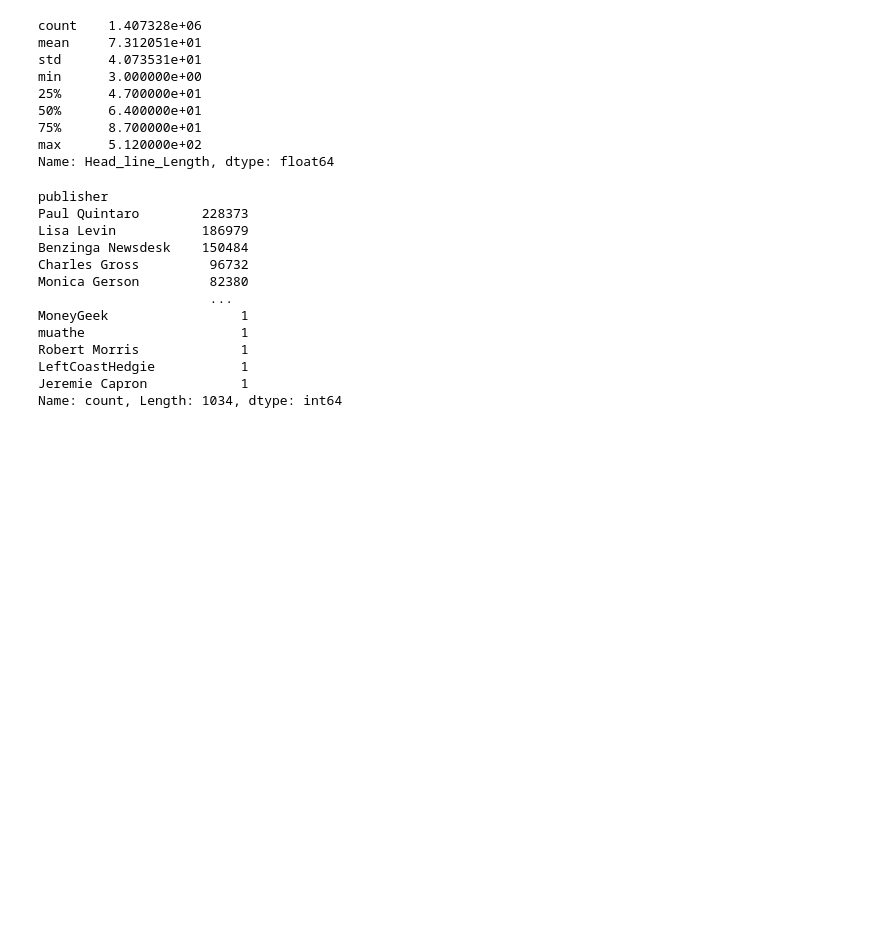
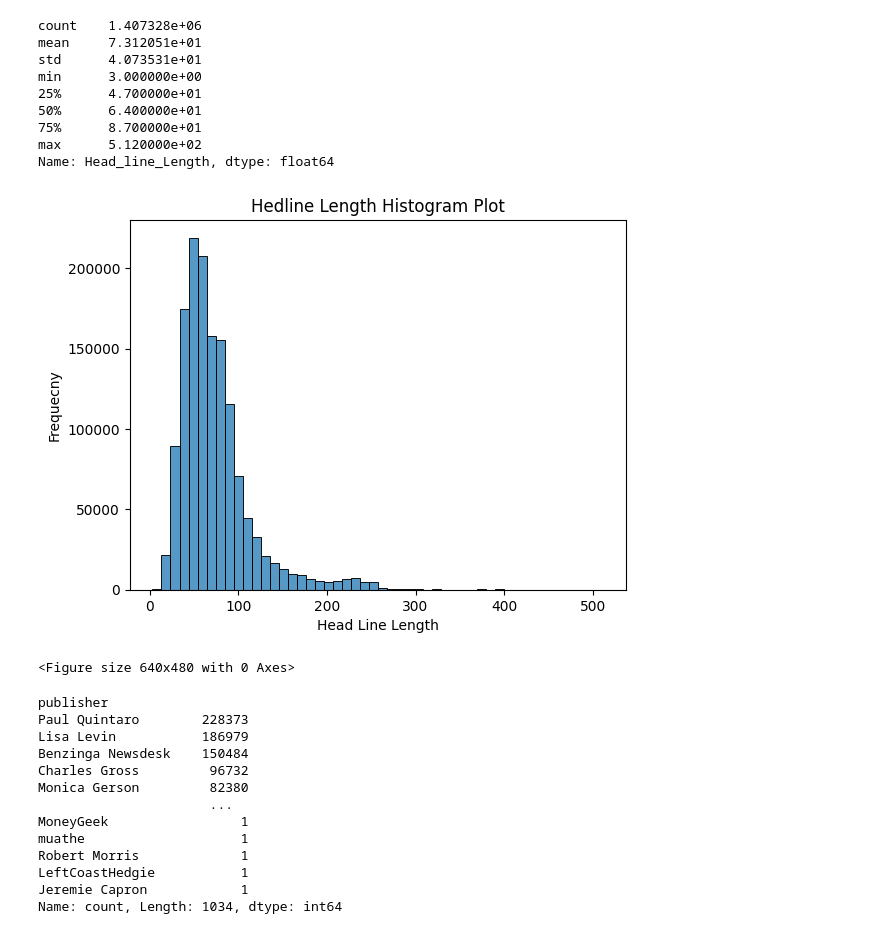
Before and after one commit to GrimVad3r/Predicting-Price-Moves-with-News-Sentiment-Week-1, a Jupyter notebook: notebooks/Week-1-Task-01.ipynb, the cells around one changed output. Cells and saved outputs as stored; diff of their text form; code cells hidden in the pictures; blank space fills up the shorter version.

```diff
--- a/notebooks/Week-1-Task-01.ipynb
+++ b/notebooks/Week-1-Task-01.ipynb
@@ -139,6 +139,16 @@ min      3.000000e+00
 75%      8.700000e+01
 max      5.120000e+02
 Name: Head_line_Length, dtype: float64
+# %%
+sns.histplot(data=df['Head_line_Length'],bins=50)
+plt.xlabel('Head Line Length')
+plt.ylabel('Frequecny')
+plt.title('Hedline Length Histogram Plot')
+plt.show()
+plt.tight_layout()
+# %% [output]
+[figure, added]
+<Figure size 640x480 with 0 Axes>
 # %%
 # Get The Number of Articles per Publisher
 publishers = df['publisher'].value_counts()
```
Also changed, not shown: 1 other file.
